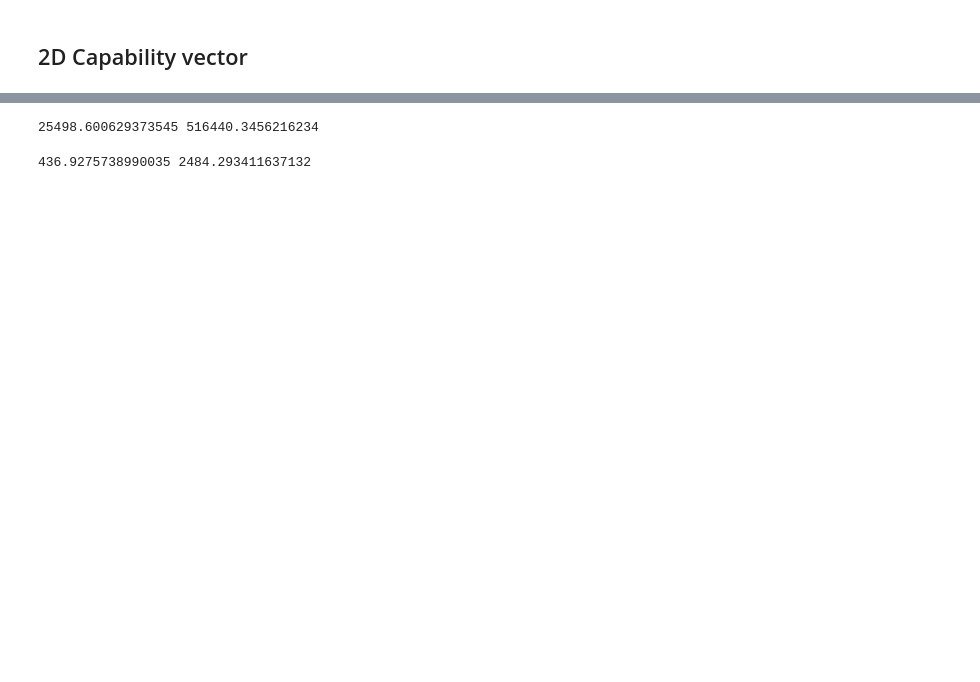
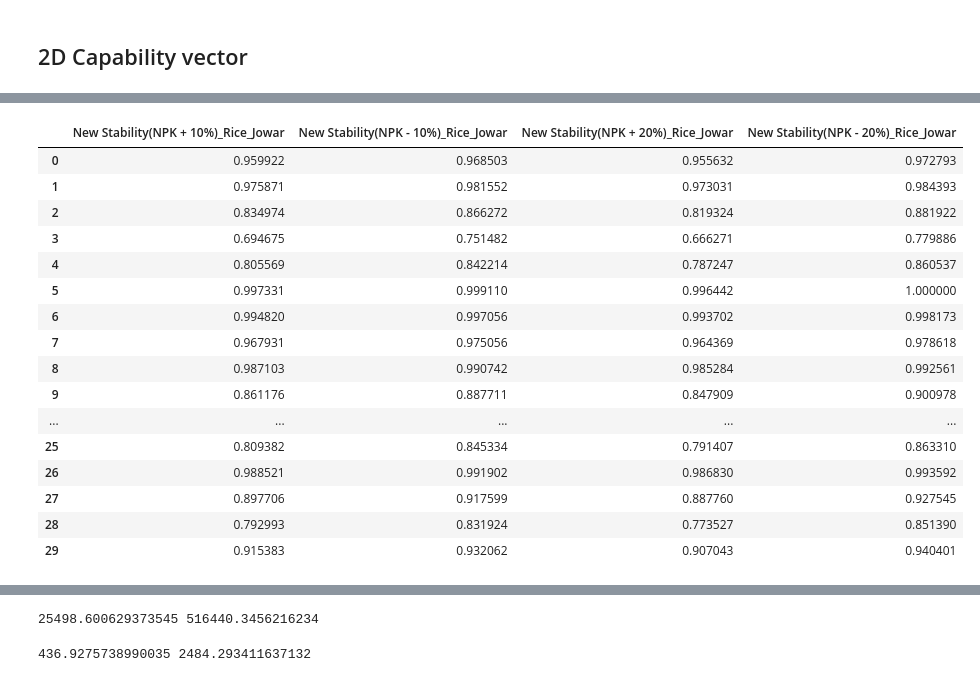
Before and after one commit to Manish3693/WSL_PSS, a Jupyter notebook: PE_1.ipynb, the cells around one changed output, grey strips where cells are left out. Drawn from its saved outputs; the diff is of its cells as text; code cells hidden in the pictures; blank space fills up the shorter version.

```diff
--- a/PE_1.ipynb
+++ b/PE_1.ipynb
@@ -975,3 +973,23 @@ new_data_1
 | 28 | RAICHUR | 0.355831 | 311622.650562 | 256443.337045 | 0.603088 | ... |
 | 29 | KOPPAL | 0.966867 | 198540.475973 | 163921.557835 | 0.383948 | ... |
 30 rows × 30 columns
+# %%
+new_data_1[['New Stability(NPK + 10%)_Rice_Jowar', 'New Stability(NPK - 10%)_Rice_Jowar', 'New Stability(NPK + 20%)_Rice_Jowar', 'New Stability(NPK - 20%)_Rice_Jowar']]
+# %% [output]
+|  | New Stability(NPK + 10%)_Rice_Jowar | New Stability(NPK - 10%)_Rice_Jowar | New Stability(NPK + 20%)_Rice_Jowar | New Stability(NPK - 20%)_Rice_Jowar |
+| 0 | 0.959922 | 0.968503 | 0.955632 | 0.972793 |
+| 1 | 0.975871 | 0.981552 | 0.973031 | 0.984393 |
+| 2 | 0.834974 | 0.866272 | 0.819324 | 0.881922 |
+| 3 | 0.694675 | 0.751482 | 0.666271 | 0.779886 |
+| 4 | 0.805569 | 0.842214 | 0.787247 | 0.860537 |
+| 5 | 0.997331 | 0.999110 | 0.996442 | 1.000000 |
+| 6 | 0.994820 | 0.997056 | 0.993702 | 0.998173 |
+| 7 | 0.967931 | 0.975056 | 0.964369 | 0.978618 |
+| 8 | 0.987103 | 0.990742 | 0.985284 | 0.992561 |
+| 9 | 0.861176 | 0.887711 | 0.847909 | 0.900978 |
+| ... | ... | ... | ... | ... |
+| 25 | 0.809382 | 0.845334 | 0.791407 | 0.863310 |
+| 26 | 0.988521 | 0.991902 | 0.986830 | 0.993592 |
+| 27 | 0.897706 | 0.917599 | 0.887760 | 0.927545 |
+| 28 | 0.792993 | 0.831924 | 0.773527 | 0.851390 |
+| 29 | 0.915383 | 0.932062 | 0.907043 | 0.940401 |
```
Also changed, not shown: parts of 25 cells of this notebook, 2 other files.
